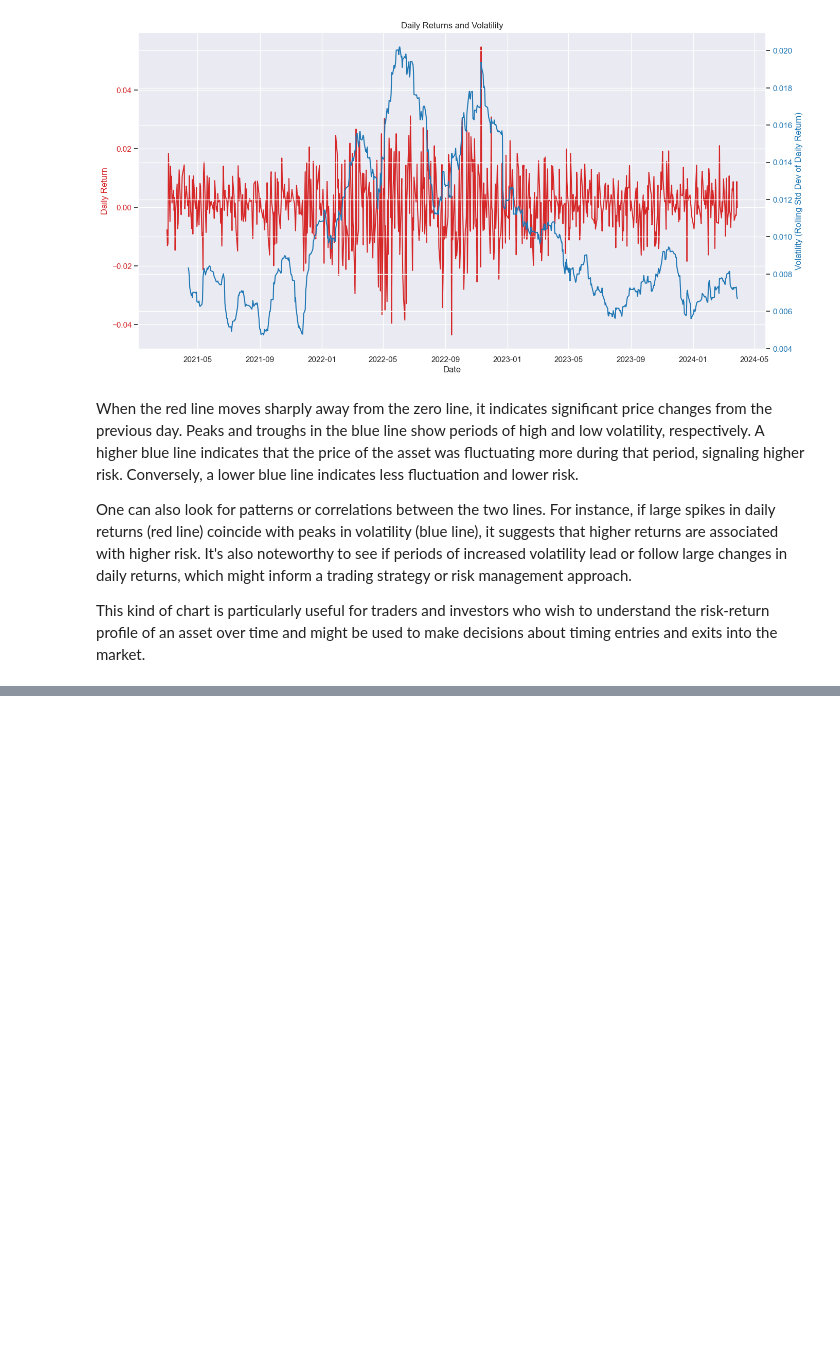
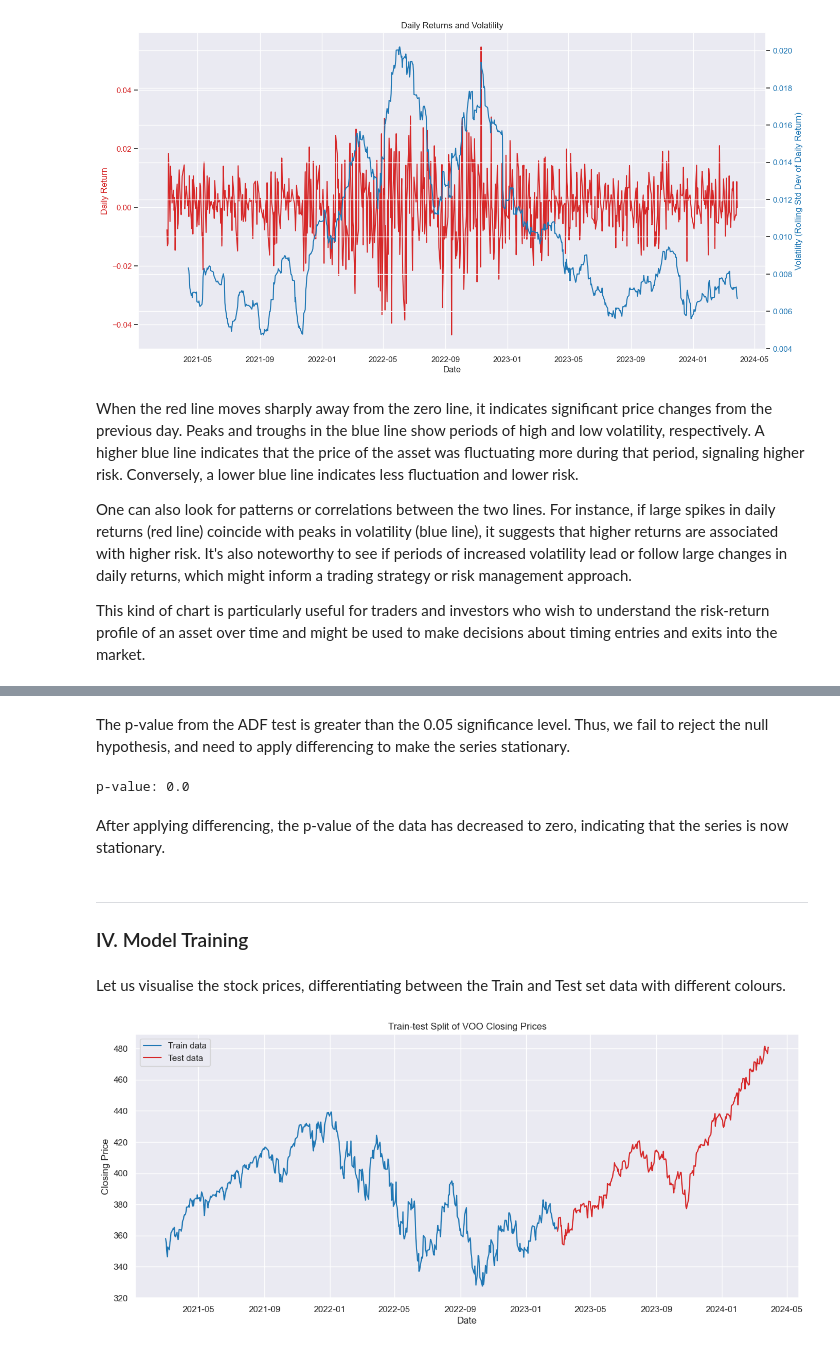
Before and after one commit to charltonxqh/SC1015-mini-project, a Jupyter notebook: ARIMA Analysis/ARIMA.ipynb, the cells around one changed output, grey strips where cells are left out. Cells and saved outputs as stored; diff of their text form; code cells hidden in the pictures; blank space fills up the shorter version.

Commit message:
ARIMA: Attempt Model Training and Prediction

```diff
--- a/ARIMA Analysis/ARIMA.ipynb
+++ b/ARIMA Analysis/ARIMA.ipynb
@@ -281,0 +278,35 @@ This kind of chart is particularly useful for traders and investors who wish to
+# %% [markdown]
+The p-value from the ADF test is greater than the 0.05 significance level. Thus, we fail to reject the null hypothesis, and need to apply differencing to make the series stationary.
+# %%
+# Apply first-order differencing
+df_close_diff = df_close.diff().dropna()
+
+# Check stationarity again
+print("p-value:", round(adfuller(df_close_diff)[1], DP))
+# %% [output]
+p-value: 0.0
+# %% [markdown]
+After applying differencing, the p-value of the data has decreased to zero, indicating that the series is now stationary.
+# %% [markdown]
+---
+
+### IV. Model Training
+# %% [markdown]
+Let us visualise the stock prices, differentiating between the Train and Test set data with different colours.
+# %%
+# Train-test split
+train_df_undiff = df_close[:'2023-02-28'] # Training data until end of February 2023
+test_df_undiff = df_close['2023-03-01':] # Test data starting from March 2023
+
+# Draw a line chart for the dataset
+plt.figure(figsize=(15, 6))
+plt.grid(True)
+plt.xlabel('Date')
+plt.ylabel('Closing Price')
+plt.title('Train-test Split of VOO Closing Prices')
+plt.plot(train_df_undiff, color='tab:blue', label='Train data')
+plt.plot(test_df_undiff, color='tab:red', label='Test data')
+plt.legend()
+plt.show()
+# %% [output]
+[figure, added]
```
Also changed, not shown: parts of 16 cells of this notebook.
